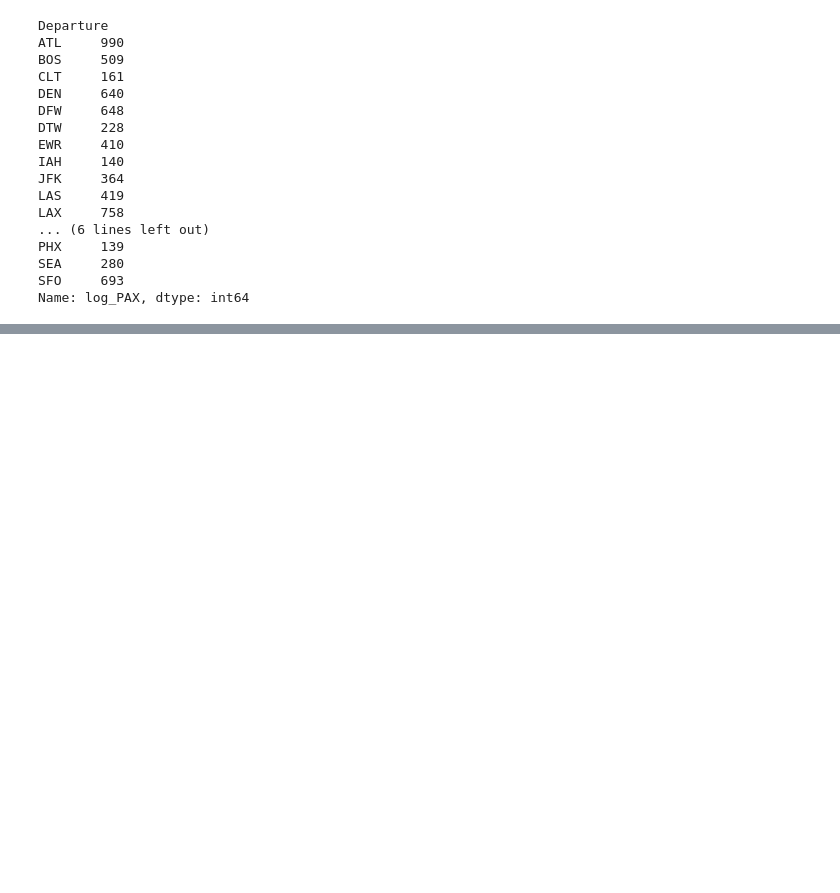
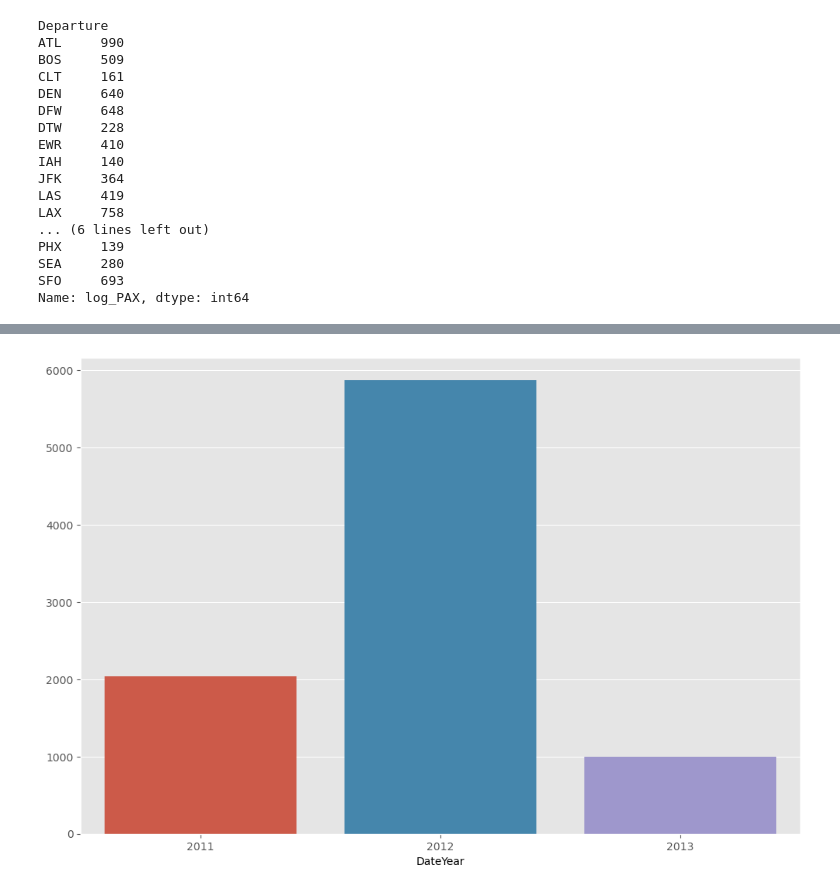
Before and after one commit to anchuot456/Hackathon, a Jupyter notebook: eda.ipynb, the cells around one changed output, grey strips where cells are left out. Drawn from its saved outputs; the diff is of its cells as text; code cells hidden in the pictures; blank space fills up the shorter version.

```diff
--- a/eda.ipynb
+++ b/eda.ipynb
@@ -123,0 +186,6 @@ Text(0.5, 1.0, 'Number of flights per arrival airport')
+# %%
+plt.figure(figsize=(12, 8))
+sns.barplot(x=year_f_count.index, y=year_f_count.values)
+plt.show()
+# %% [output]
+[figure, added]
```
Also changed, not shown: parts of 9 cells of this notebook.
